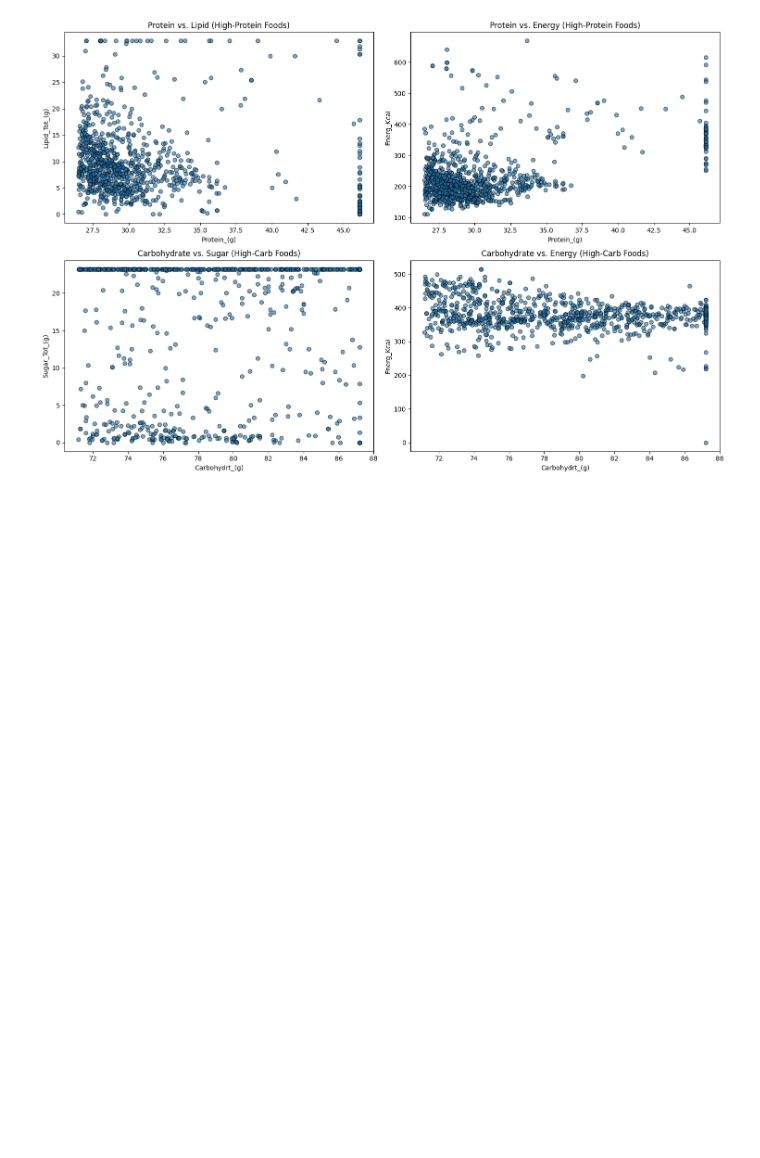
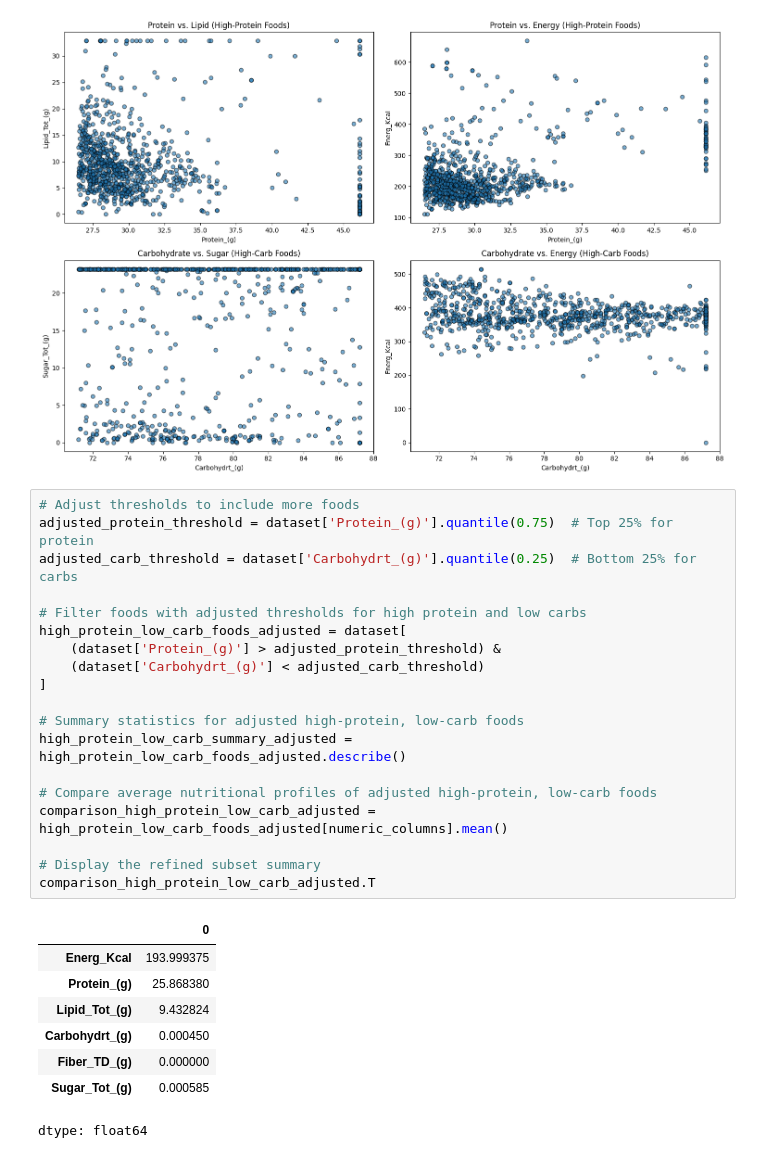
Before and after one commit to ChamaraProgForDataAnal/Programming-for-Data-Analysis, a Jupyter notebook: Data_Analytics_&_Visualisation.ipynb, the cells around one changed output. Cells and saved outputs as stored; diff of their text form; blank space fills up the shorter version.

Commit message:
Explore foods with both high protein and low carbs

```diff
--- a/Data_Analytics_&_Visualisation.ipynb
+++ b/Data_Analytics_&_Visualisation.ipynb
@@ -471,3 +471,31 @@ plt.tight_layout()
 plt.show()
 # %% [output]
 [figure]
+# %%
+# Adjust thresholds to include more foods
+adjusted_protein_threshold = dataset['Protein_(g)'].quantile(0.75)  # Top 25% for protein
+adjusted_carb_threshold = dataset['Carbohydrt_(g)'].quantile(0.25)  # Bottom 25% for carbs
+
+# Filter foods with adjusted thresholds for high protein and low carbs
+high_protein_low_carb_foods_adjusted = dataset[
+    (dataset['Protein_(g)'] > adjusted_protein_threshold) &
+    (dataset['Carbohydrt_(g)'] < adjusted_carb_threshold)
+]
+
+# Summary statistics for adjusted high-protein, low-carb foods
+high_protein_low_carb_summary_adjusted = high_protein_low_carb_foods_adjusted.describe()
+
+# Compare average nutritional profiles of adjusted high-protein, low-carb foods
+comparison_high_protein_low_carb_adjusted = high_protein_low_carb_foods_adjusted[numeric_columns].mean()
+
+# Display the refined subset summary
+comparison_high_protein_low_carb_adjusted.T
+# %% [output]
+|  | 0 |
+| Energ_Kcal | 193.999375 |
+| Protein_(g) | 25.868380 |
+| Lipid_Tot_(g) | 9.432824 |
+| Carbohydrt_(g) | 0.000450 |
+| Fiber_TD_(g) | 0.000000 |
+| Sugar_Tot_(g) | 0.000585 |
+dtype: float64
```
